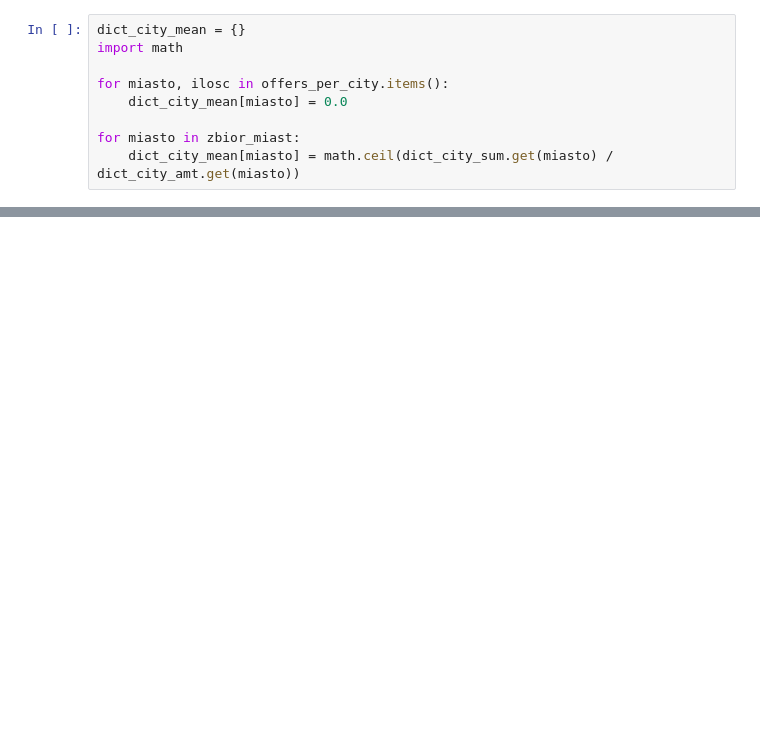
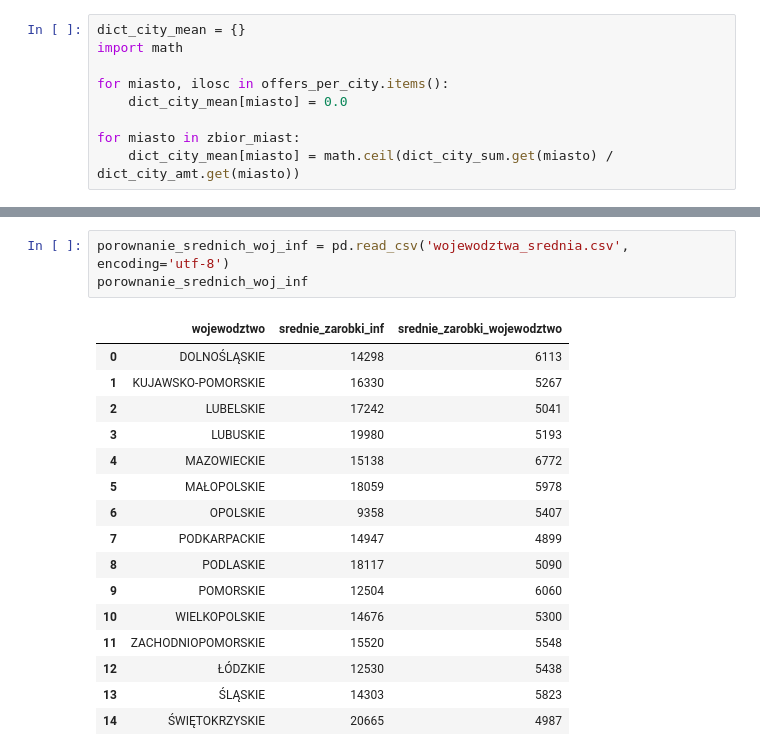
Before and after one commit to Kajiysor/Projekt_Wizualizacja_Danych, a Jupyter notebook: csv_handling.ipynb, the cells around one changed output, grey strips where cells are left out. Cells and saved outputs as stored; diff of their text form; blank space fills up the shorter version.

```diff
--- a/csv_handling.ipynb
+++ b/csv_handling.ipynb
@@ -408,0 +200,20 @@ plt.show()
+# %%
+porownanie_srednich_woj_inf = pd.read_csv('wojewodztwa_srednia.csv', encoding='utf-8')
+porownanie_srednich_woj_inf
+# %% [output]
+|  | wojewodztwo | srednie_zarobki_inf | srednie_zarobki_wojewodztwo |
+| 0 | DOLNOŚLĄSKIE | 14298 | 6113 |
+| 1 | KUJAWSKO-POMORSKIE | 16330 | 5267 |
+| 2 | LUBELSKIE | 17242 | 5041 |
+| 3 | LUBUSKIE | 19980 | 5193 |
+| 4 | MAZOWIECKIE | 15138 | 6772 |
+| 5 | MAŁOPOLSKIE | 18059 | 5978 |
+| 6 | OPOLSKIE | 9358 | 5407 |
+| 7 | PODKARPACKIE | 14947 | 4899 |
+| 8 | PODLASKIE | 18117 | 5090 |
+| 9 | POMORSKIE | 12504 | 6060 |
+| 10 | WIELKOPOLSKIE | 14676 | 5300 |
+| 11 | ZACHODNIOPOMORSKIE | 15520 | 5548 |
+| 12 | ŁÓDZKIE | 12530 | 5438 |
+| 13 | ŚLĄSKIE | 14303 | 5823 |
+| 14 | ŚWIĘTOKRZYSKIE | 20665 | 4987 |
```
Also changed, not shown: parts of 19 cells of this notebook.
